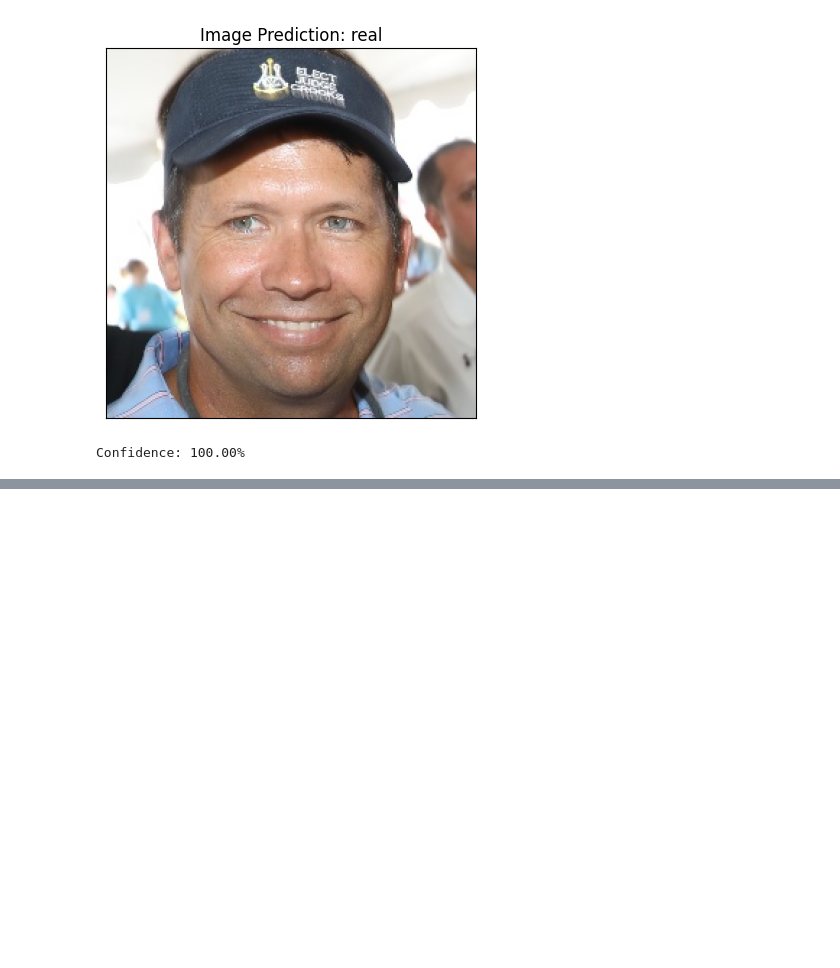
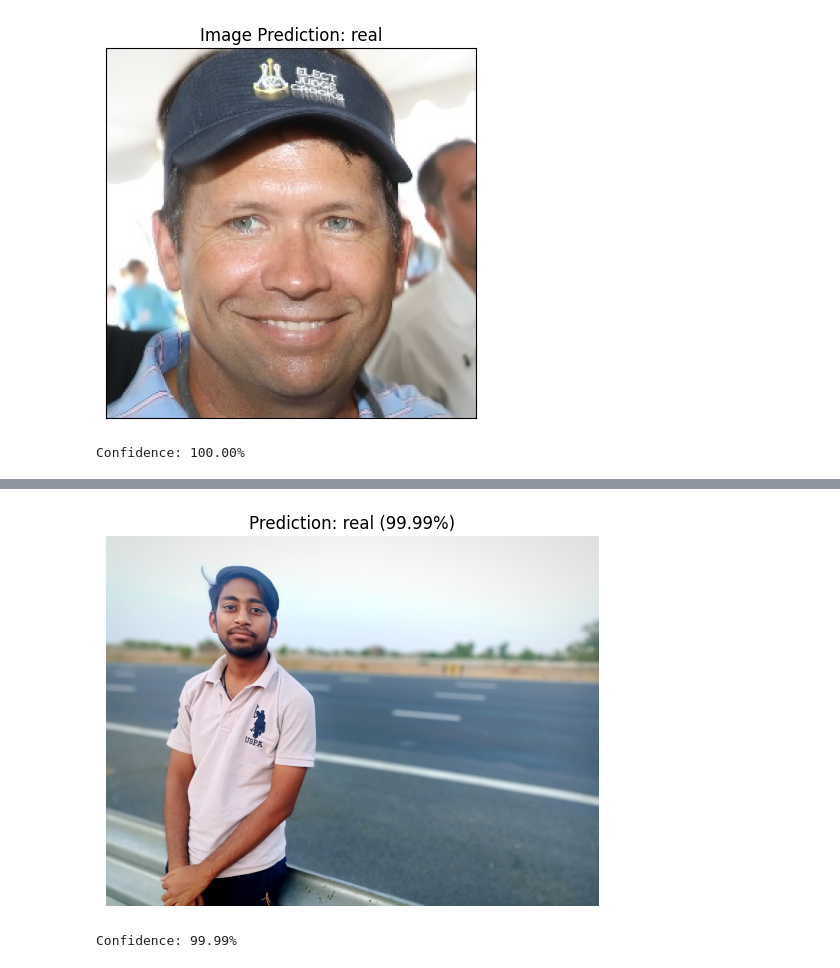
Before and after one commit to igopalsharma146/Fake-Face-Detection, a Jupyter notebook: Testing Face Detection.ipynb, the cells around one changed output, grey strips where cells are left out. Drawn from its saved outputs; the diff is of its cells as text; code cells hidden in the pictures; blank space fills up the shorter version.

```diff
--- a/Testing Face Detection.ipynb
+++ b/Testing Face Detection.ipynb
@@ -273,0 +229,40 @@ True: fake, Predicted: fake, Confidence: 100.00%
+# %%
+from mtcnn import MTCNN
+import cv2
+import numpy as np
+import matplotlib.pyplot as plt
+
+detector = MTCNN()
+
+# Test image path
+img_path = r"1.jpg"
+
+img = cv2.imread(img_path)
+faces = detector.detect_faces(img_path)
+
+if len(faces) == 0:
+    print("No human face detected! Please upload a human face image.")
+else:
+    # proceed to CNN model prediction
+    if img is None:
+        raise FileNotFoundError(f"Image not found: {img_path}")
+
+    # Convert + resize + normalize
+    img_rgb = cv2.cvtColor(img, cv2.COLOR_BGR2RGB)
+    img_resized = cv2.resize(img_rgb, (128,128))
+    input_arr = np.expand_dims(img_resized, axis=0) / 255.0
+
+    # Predict
+    predictions = model.predict(input_arr)
+    class_name = ['fake', 'real']
+    result_index = np.argmax(predictions)
+    confidence = predictions[0][result_index] * 100
+
+    # Display
+    plt.imshow(img_rgb)
+    plt.title(f"Prediction: {class_name[result_index]} ({confidence:.2f}%)")
+    plt.axis('off')
+    plt.show()
+
+    print(f"Confidence: {confidence:.2f}%")
+# %% [output]
@@ -273,0 +270,2 @@ True: fake, Predicted: fake, Confidence: 100.00%
+[figure, added]
+Confidence: 99.99%
```
Also changed, not shown: parts of 15 cells of this notebook, 12 other files.
